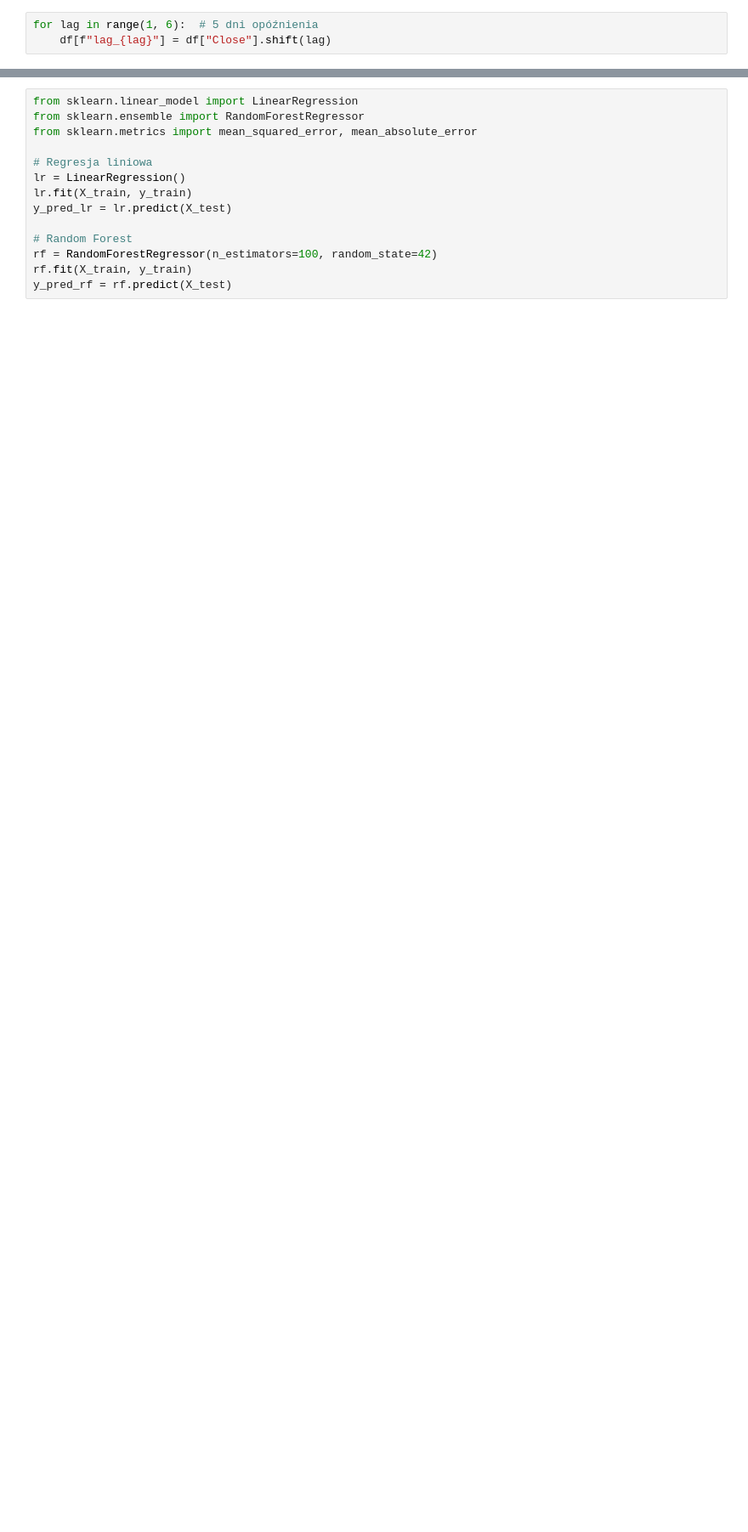
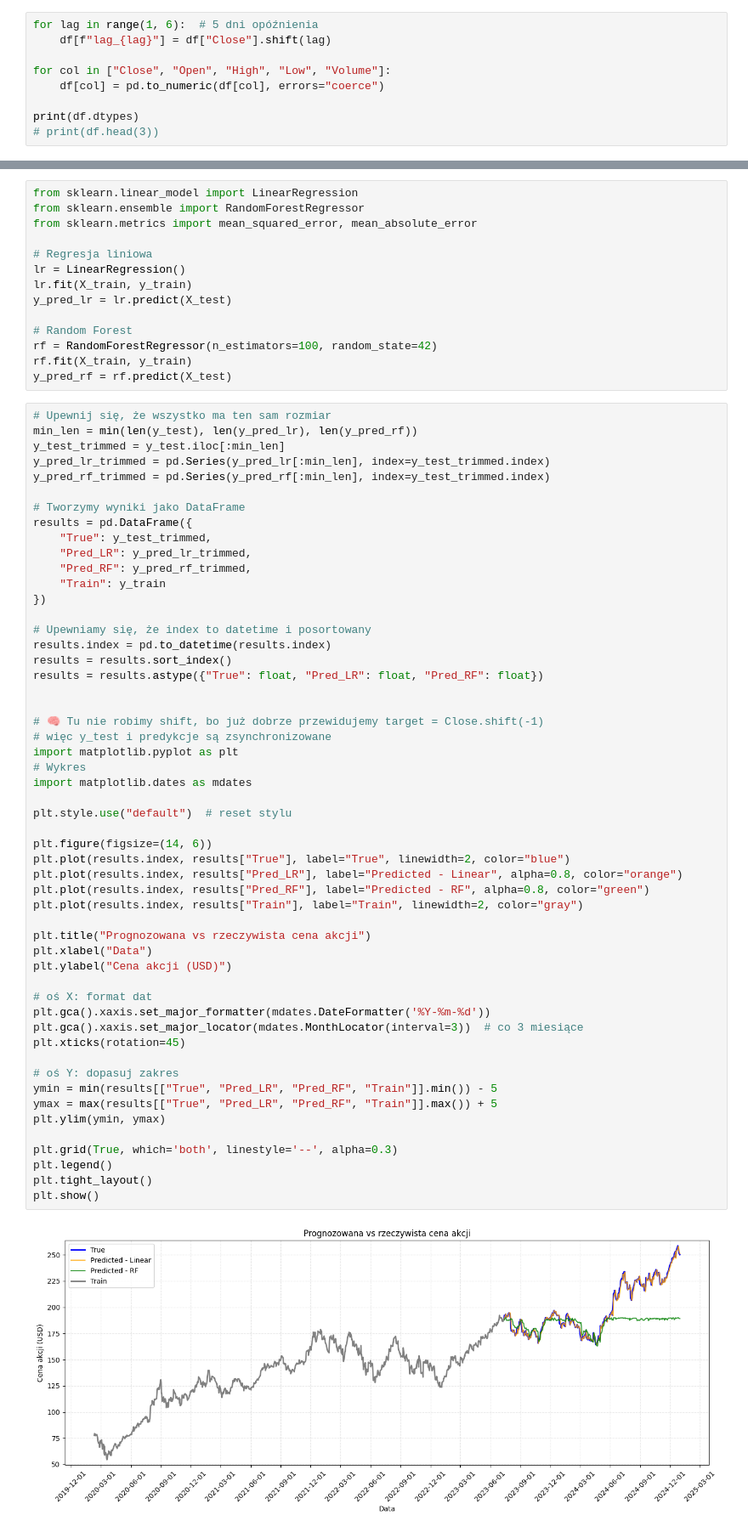
Before and after one commit to laFonni/Data-Analysis-Stock-Project, a Jupyter notebook: Prognoza cen akcji/notebooks/02_Feature_Engineering.ipynb, the cells around one changed output, grey strips where cells are left out. Shown at 85% size. Saved outputs shown, nothing was run; the diff lists cells and outputs as text; blank space fills up the shorter version.

```diff
--- a/Prognoza cen akcji/notebooks/02_Feature_Engineering.ipynb
+++ b/Prognoza cen akcji/notebooks/02_Feature_Engineering.ipynb
@@ -6,3 +21,9 @@ df = df.dropna()  # ważne – usuwamy wiersze z NaN po rolling()
 # %%
 for lag in range(1, 6):  # 5 dni opóźnienia
     df[f"lag_{lag}"] = df["Close"].shift(lag)
+
+for col in ["Close", "Open", "High", "Low", "Volume"]:
+    df[col] = pd.to_numeric(df[col], errors="coerce")
+
+print(df.dtypes)
+# print(df.head(3))
@@ -42,3 +135,58 @@ y_pred_lr = lr.predict(X_test)
 rf = RandomForestRegressor(n_estimators=100, random_state=42)
 rf.fit(X_train, y_train)
 y_pred_rf = rf.predict(X_test)
+# %%
+# Upewnij się, że wszystko ma ten sam rozmiar
+min_len = min(len(y_test), len(y_pred_lr), len(y_pred_rf))
+y_test_trimmed = y_test.iloc[:min_len]
+y_pred_lr_trimmed = pd.Series(y_pred_lr[:min_len], index=y_test_trimmed.index)
+y_pred_rf_trimmed = pd.Series(y_pred_rf[:min_len], index=y_test_trimmed.index)
+
+# Tworzymy wyniki jako DataFrame
+results = pd.DataFrame({
+    "True": y_test_trimmed,
+    "Pred_LR": y_pred_lr_trimmed,
+    "Pred_RF": y_pred_rf_trimmed,
+    "Train": y_train
+})
+
+# Upewniamy się, że index to datetime i posortowany
+results.index = pd.to_datetime(results.index)
+results = results.sort_index()
+results = results.astype({"True": float, "Pred_LR": float, "Pred_RF": float})
+
+
+# 🧠 Tu nie robimy shift, bo już dobrze przewidujemy target = Close.shift(-1)
+# więc y_test i predykcje są zsynchronizowane
+import matplotlib.pyplot as plt
+# Wykres
+import matplotlib.dates as mdates
+
+plt.style.use("default")  # reset stylu
+
+plt.figure(figsize=(14, 6))
+plt.plot(results.index, results["True"], label="True", linewidth=2, color="blue")
+plt.plot(results.index, results["Pred_LR"], label="Predicted - Linear", alpha=0.8, color="orange")
+plt.plot(results.index, results["Pred_RF"], label="Predicted - RF", alpha=0.8, color="green")
+plt.plot(results.index, results["Train"], label="Train", linewidth=2, color="gray")
+
+plt.title("Prognozowana vs rzeczywista cena akcji")
+plt.xlabel("Data")
+plt.ylabel("Cena akcji (USD)")
+
+# oś X: format dat
+plt.gca().xaxis.set_major_formatter(mdates.DateFormatter('%Y-%m-%d'))
+plt.gca().xaxis.set_major_locator(mdates.MonthLocator(interval=3))  # co 3 miesiące
+plt.xticks(rotation=45)
+
+# oś Y: dopasuj zakres
+ymin = min(results[["True", "Pred_LR", "Pred_RF", "Train"]].min()) - 5
+ymax = max(results[["True", "Pred_LR", "Pred_RF", "Train"]].max()) + 5
+plt.ylim(ymin, ymax)
+
+plt.grid(True, which='both', linestyle='--', alpha=0.3)
+plt.legend()
+plt.tight_layout()
+plt.show()
+# %% [output]
+[figure, added]
```
Also changed, not shown: parts of 12 cells of this notebook, 4 other files.
